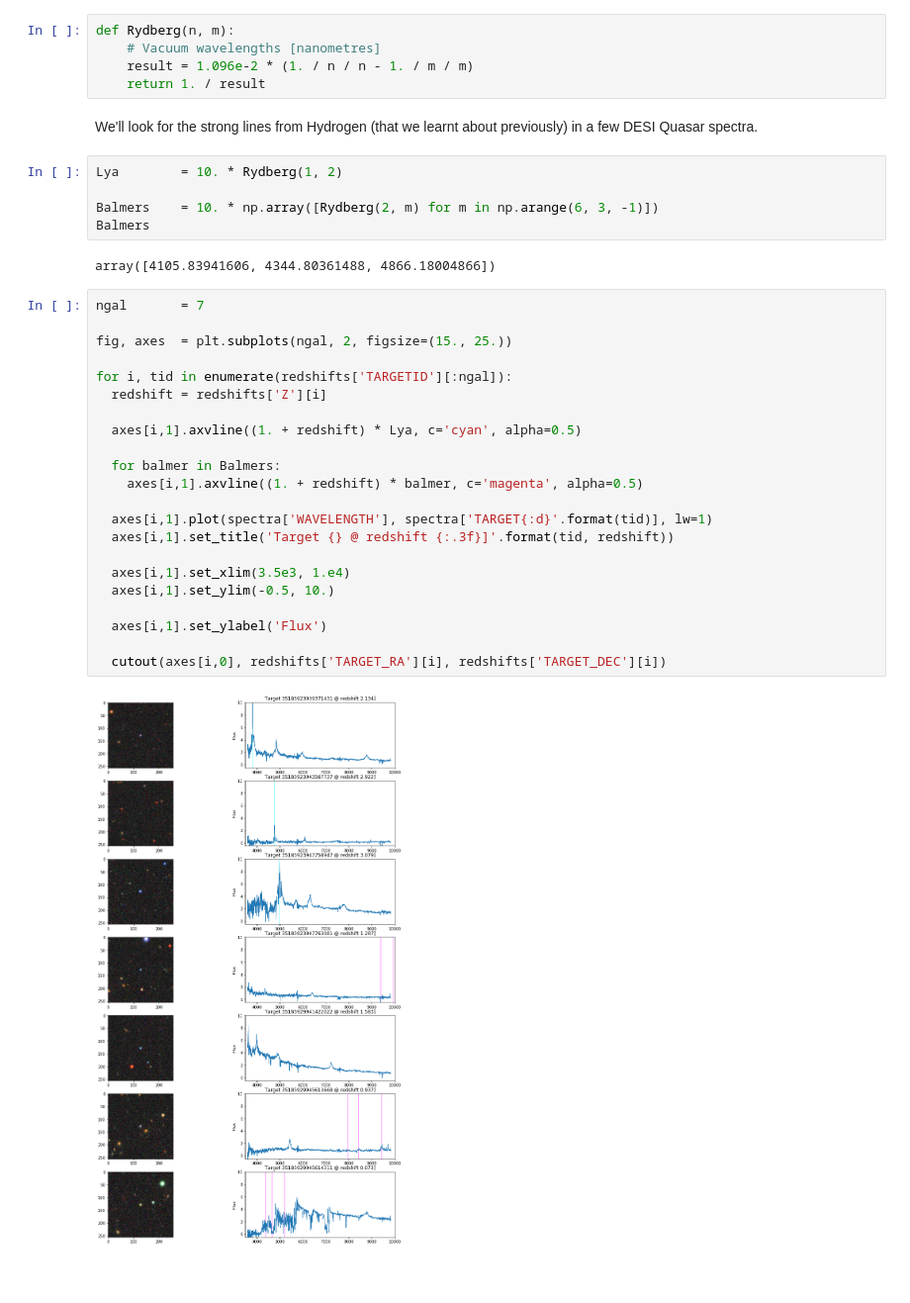
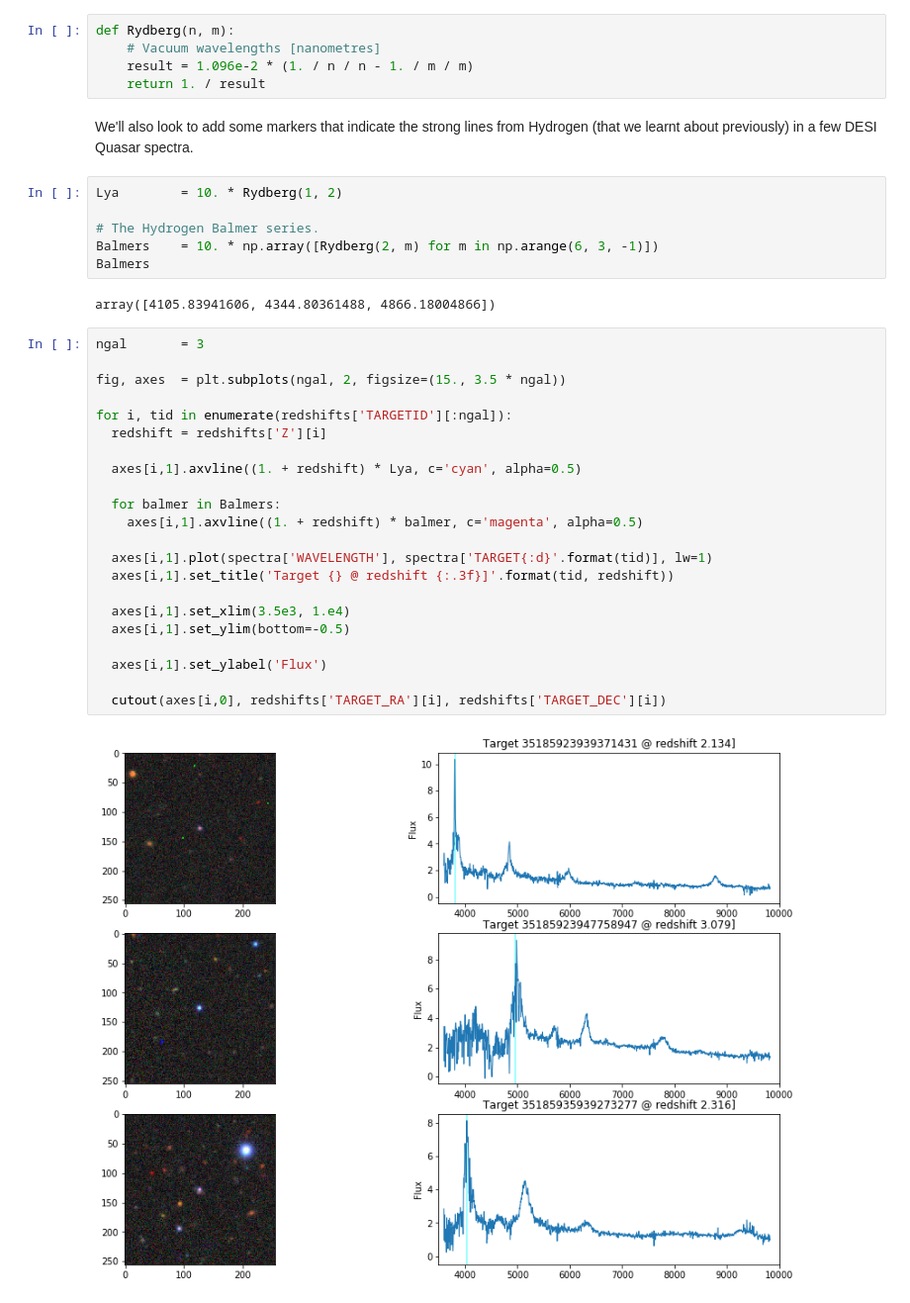
Before and after one commit to DESIHIGH/desihigh, a Jupyter notebook: DESI.ipynb, the cells around one changed output. Shown at 99% size. Saved outputs shown, nothing was run; the diff lists cells and outputs as text; blank space fills up the shorter version.

```diff
--- a/DESI.ipynb
+++ b/DESI.ipynb
@@ -52,36 +54,37 @@ def Rydberg(n, m):
     result = 1.096e-2 * (1. / n / n - 1. / m / m)
     return 1. / result
 # %% [markdown]
-We'll look for the strong lines from Hydrogen (that we learnt about previously) in a few DESI Quasar spectra.
+We'll also look to add some markers that indicate the strong lines from Hydrogen (that we learnt about previously) in a few DESI Quasar spectra.
 # %%
 Lya        = 10. * Rydberg(1, 2)
 
+# The Hydrogen Balmer series.
 Balmers    = 10. * np.array([Rydberg(2, m) for m in np.arange(6, 3, -1)])
 Balmers
 # %% [output]
 array([4105.83941606, 4344.80361488, 4866.18004866])
 # %%
-ngal       = 7
+ngal       = 3
 
-fig, axes  = plt.subplots(ngal, 2, figsize=(15., 25.))
+fig, axes  = plt.subplots(ngal, 2, figsize=(15., 3.5 * ngal))
 
 for i, tid in enumerate(redshifts['TARGETID'][:ngal]):
   redshift = redshifts['Z'][i]
 
   axes[i,1].axvline((1. + redshift) * Lya, c='cyan', alpha=0.5)
 
   for balmer in Balmers:
     axes[i,1].axvline((1. + redshift) * balmer, c='magenta', alpha=0.5)
 
   axes[i,1].plot(spectra['WAVELENGTH'], spectra['TARGET{:d}'.format(tid)], lw=1)
   axes[i,1].set_title('Target {} @ redshift {:.3f}]'.format(tid, redshift))
 
   axes[i,1].set_xlim(3.5e3, 1.e4)
-  axes[i,1].set_ylim(-0.5, 10.)
+  axes[i,1].set_ylim(bottom=-0.5)
 
   axes[i,1].set_ylabel('Flux')
 
   cutout(axes[i,0], redshifts['TARGET_RA'][i], redshifts['TARGET_DEC'][i])
 # %% [output]
-[figure, old version]
+[figure, new version]
 # %% [markdown]
```
Also changed, not shown: parts of 10 cells of this notebook, 3 other files.
